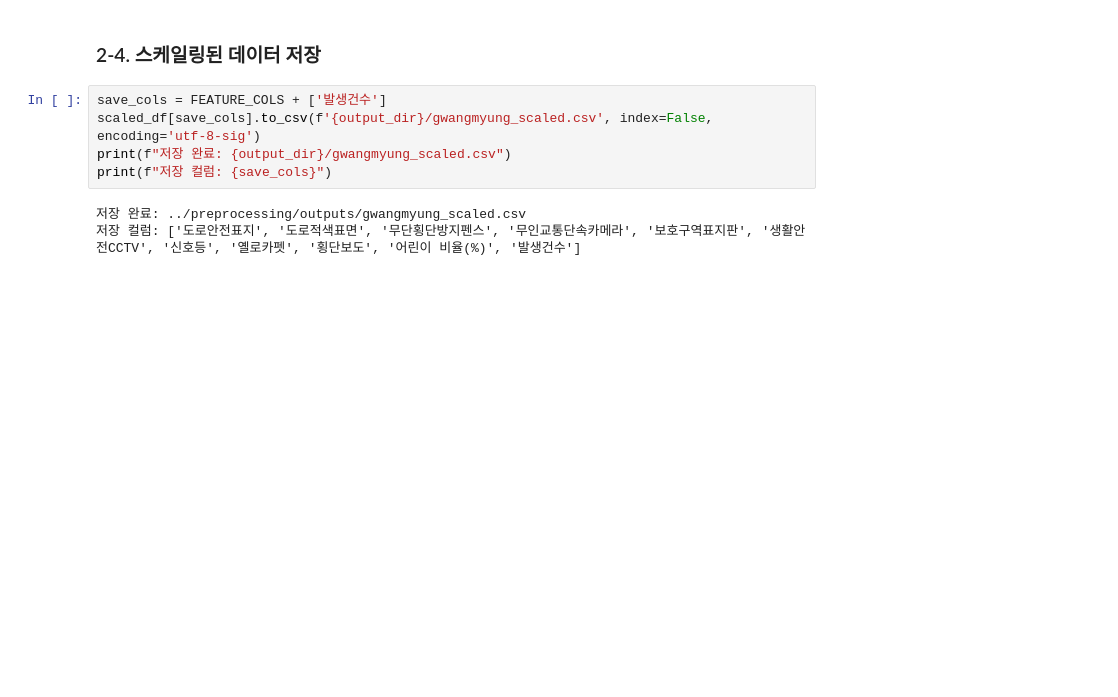
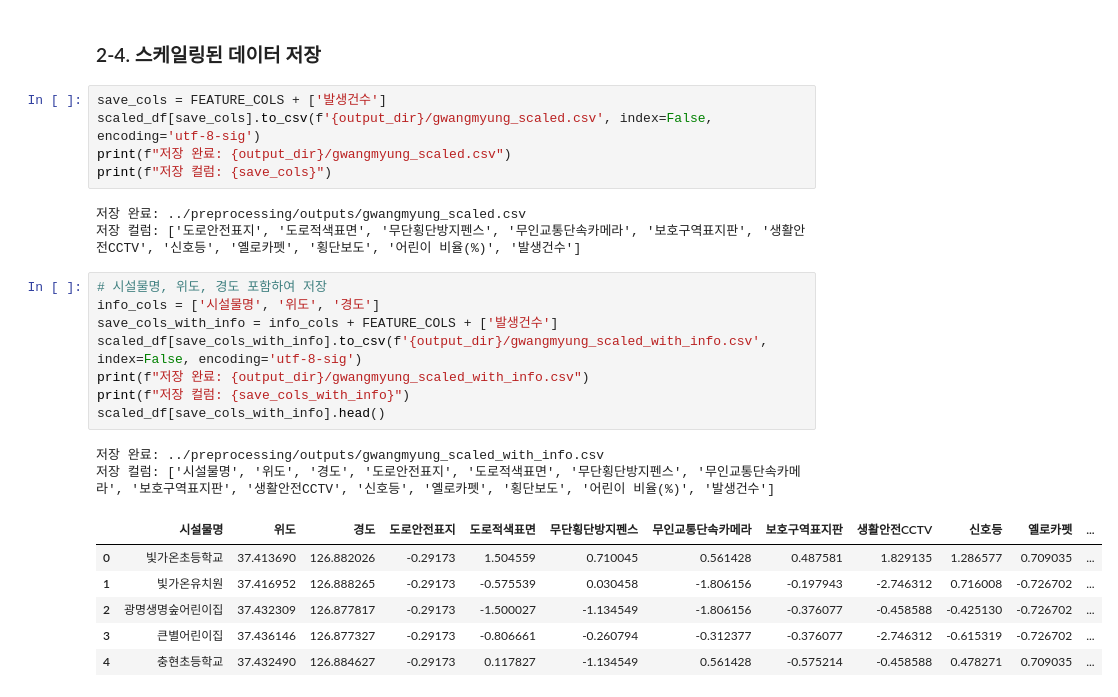
Before and after one commit to jimena1lee/1stProject_MSAI09, a Jupyter notebook: Preprocessing/facility_data_preprocessing_GM.ipynb, the cells around one changed output. Cells and saved outputs as stored; diff of their text form; blank space fills up the shorter version.

```diff
--- a/Preprocessing/facility_data_preprocessing_GM.ipynb
+++ b/Preprocessing/facility_data_preprocessing_GM.ipynb
@@ -385,3 +388,20 @@ print(f"저장 컬럼: {save_cols}")
 # %% [output]
 저장 완료: ../preprocessing/outputs/gwangmyung_scaled.csv
 저장 컬럼: ['도로안전표지', '도로적색표면', '무단횡단방지펜스', '무인교통단속카메라', '보호구역표지판', '생활안전CCTV', '신호등', '옐로카펫', '횡단보도', '어린이 비율(%)', '발생건수']
+# %%
+# 시설물명, 위도, 경도 포함하여 저장
+info_cols = ['시설물명', '위도', '경도']
+save_cols_with_info = info_cols + FEATURE_COLS + ['발생건수']
+scaled_df[save_cols_with_info].to_csv(f'{output_dir}/gwangmyung_scaled_with_info.csv', index=False, encoding='utf-8-sig')
+print(f"저장 완료: {output_dir}/gwangmyung_scaled_with_info.csv")
+print(f"저장 컬럼: {save_cols_with_info}")
+scaled_df[save_cols_with_info].head()
+# %% [output]
+저장 완료: ../preprocessing/outputs/gwangmyung_scaled_with_info.csv
+저장 컬럼: ['시설물명', '위도', '경도', '도로안전표지', '도로적색표면', '무단횡단방지펜스', '무인교통단속카메라', '보호구역표지판', '생활안전CCTV', '신호등', '옐로카펫', '횡단보도', '어린이 비율(%)', '발생건수']
+|  | 시설물명 | 위도 | 경도 | 도로안전표지 | 도로적색표면 | 무단횡단방지펜스 | 무인교통단속카메라 | 보호구역표지판 | 생활안전CCTV | 신호등 | 옐로카펫 | ... |
+| 0 | 빛가온초등학교 | 37.413690 | 126.882026 | -0.29173 | 1.504559 | 0.710045 | 0.561428 | 0.487581 | 1.829135 | 1.286577 | 0.709035 | ... |
+| 1 | 빛가온유치원 | 37.416952 | 126.888265 | -0.29173 | -0.575539 | 0.030458 | -1.806156 | -0.197943 | -2.746312 | 0.716008 | -0.726702 | ... |
+| 2 | 광명생명숲어린이집 | 37.432309 | 126.877817 | -0.29173 | -1.500027 | -1.134549 | -1.806156 | -0.376077 | -0.458588 | -0.425130 | -0.726702 | ... |
+| 3 | 큰별어린이집 | 37.436146 | 126.877327 | -0.29173 | -0.806661 | -0.260794 | -0.312377 | -0.376077 | -2.746312 | -0.615319 | -0.726702 | ... |
+| 4 | 충현초등학교 | 37.432490 | 126.884627 | -0.29173 | 0.117827 | -1.134549 | 0.561428 | -0.575214 | -0.458588 | 0.478271 | 0.709035 | ... |
```
Also changed, not shown: parts of 1 cell of this notebook, 4 other files.
